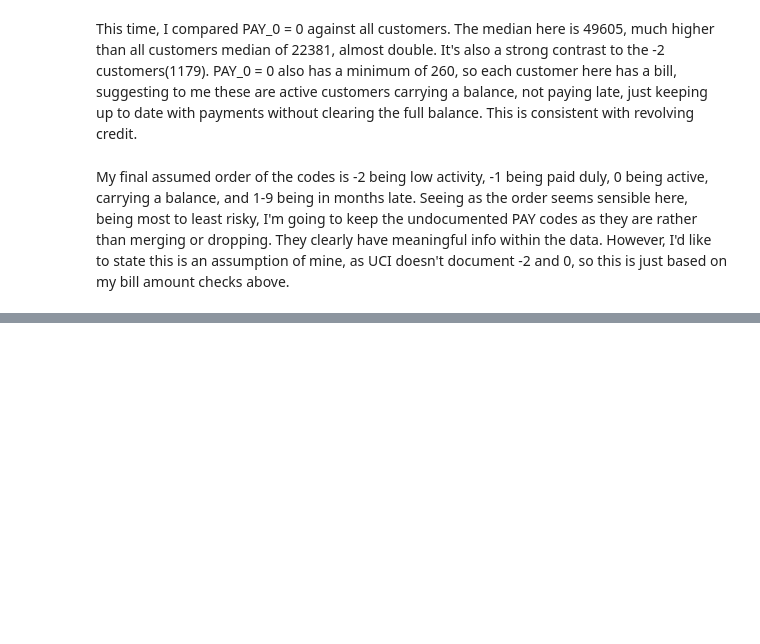
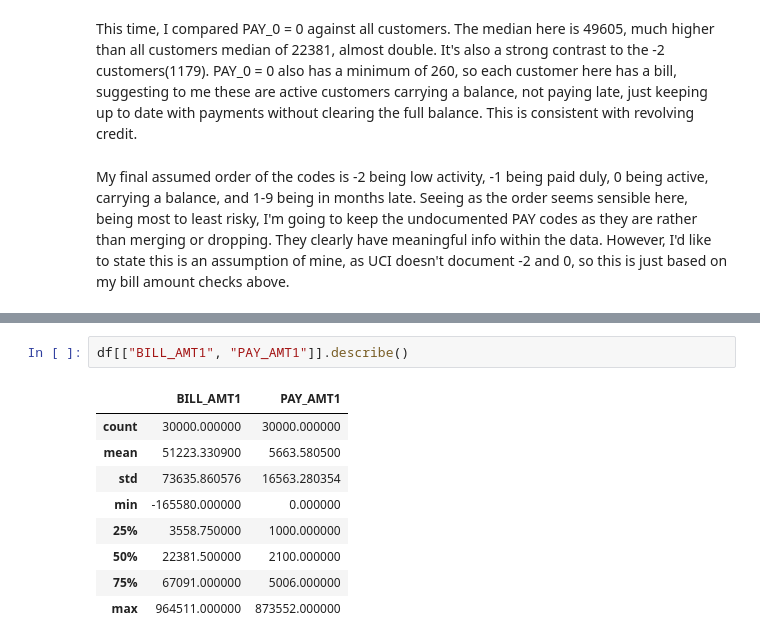
Before and after one commit to SHMUN45/customer-credit-default-ML, a Jupyter notebook: notebooks/01_data_audit.ipynb, the cells around one changed output, grey strips where cells are left out. Cells and saved outputs as stored; diff of their text form; blank space fills up the shorter version.

```diff
--- a/notebooks/01_data_audit.ipynb
+++ b/notebooks/01_data_audit.ipynb
@@ -194,0 +218,12 @@ My final assumed order of the codes is -2 being low activity, -1 being paid duly
+# %%
+df[["BILL_AMT1", "PAY_AMT1"]].describe()
+# %% [output]
+|  | BILL_AMT1 | PAY_AMT1 |
+| count | 30000.000000 | 30000.000000 |
+| mean | 51223.330900 | 5663.580500 |
+| std | 73635.860576 | 16563.280354 |
+| min | -165580.000000 | 0.000000 |
+| 25% | 3558.750000 | 1000.000000 |
+| 50% | 22381.500000 | 2100.000000 |
+| 75% | 67091.000000 | 5006.000000 |
+| max | 964511.000000 | 873552.000000 |
```
Also changed, not shown: parts of 4 cells of this notebook.
